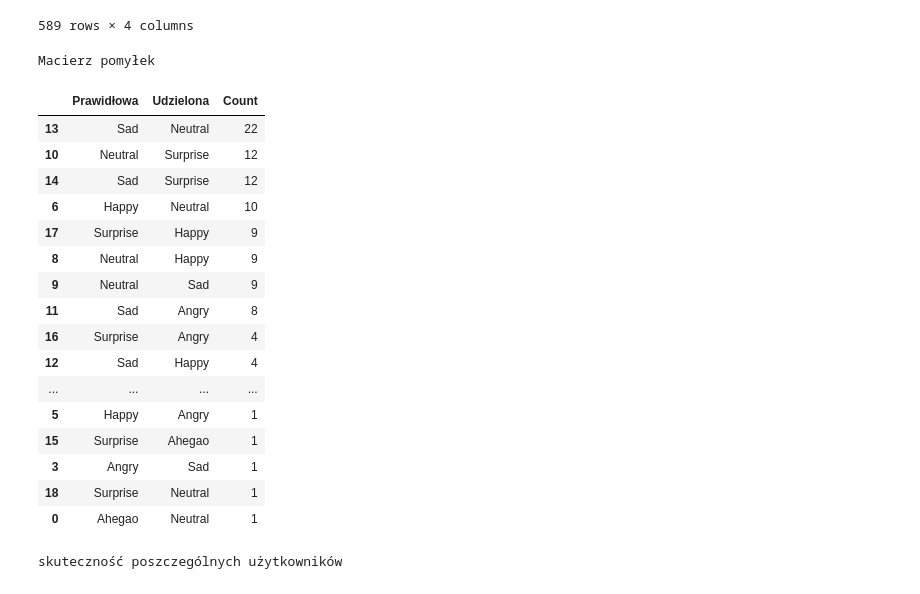
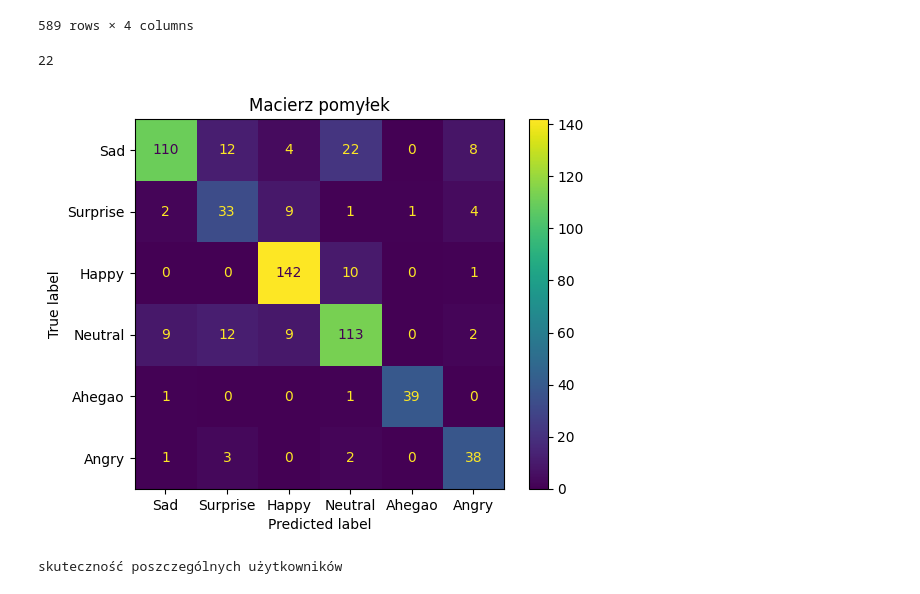
Before and after one commit to nabanaa/FaceReco, a Jupyter notebook: analiza_face_rec.ipynb, the cells around one changed output. Drawn from its saved outputs; the diff is of its cells as text; code cells hidden in the pictures.

Commit message:
Dodano macierz pomyłek

```diff
--- a/analiza_face_rec.ipynb
+++ b/analiza_face_rec.ipynb
@@ -40,27 +46,12 @@ dane wsadowe
 | 589 | Neutral/0d203855cfc3ec693ea602799... | Neutral | Neutral | PS |
 589 rows × 4 columns
 # %%
-print('Macierz pomyłek')
-macierz = df[df['GT']!=df['Rev']].groupby(['GT', 'Rev'], as_index=False).count().sort_values(['Path'], ascending=False)
-macierz.drop(labels=['User', 'Poprawne'], axis=1, inplace=True)
-macierz.rename(columns={"Path": "Count", "GT": "Prawidłowa", "Rev":"Udzielona"}, inplace=True)
-macierz
+# print('Macierz pomyłek')
+# macierz = df[df['GT']!=df['Rev']].groupby(['GT', 'Rev'], as_index=False).count().sort_values(['Path'], ascending=False)
+# macierz.drop(labels=['User', 'Poprawne'], axis=1, inplace=True)
+# macierz.rename(columns={"Path": "Count", "GT": "Prawidłowa", "Rev":"Udzielona"}, inplace=True)
+# macierz
-# %% [output]
-Macierz pomyłek
-|  | Prawidłowa | Udzielona | Count |
-| 13 | Sad | Neutral | 22 |
-| 10 | Neutral | Surprise | 12 |
-| 14 | Sad | Surprise | 12 |
-| 6 | Happy | Neutral | 10 |
-| 17 | Surprise | Happy | 9 |
-| 8 | Neutral | Happy | 9 |
-| 9 | Neutral | Sad | 9 |
-| 11 | Sad | Angry | 8 |
-| 16 | Surprise | Angry | 4 |
-| 12 | Sad | Happy | 4 |
-| ... | ... | ... | ... |
-| 5 | Happy | Angry | 1 |
-| 15 | Surprise | Ahegao | 1 |
-| 3 | Angry | Sad | 1 |
-| 18 | Surprise | Neutral | 1 |
-| 0 | Ahegao | Neutral | 1 |
+# %%
+len(df[(df["GT"]=='Sad') & (df['Rev']=='Neutral')])
+# %% [output]
+22
@@ -67,3 +63,13 @@ Macierz pomyłek
+# %%
+l = df['GT'].unique()
+# %%
+m = sk.confusion_matrix(df['GT'], df['Rev'], labels = l)
+disp = sk.ConfusionMatrixDisplay(m, display_labels = l)
+disp.plot()
+plt.title('Macierz pomyłek')
+plt.show()
+# %% [output]
+[figure, added]
 # %%
 help = df.groupby('User', as_index=False).count()[['User', 'Path']]
 # %%
```
Also changed, not shown: parts of 4 cells of this notebook.
